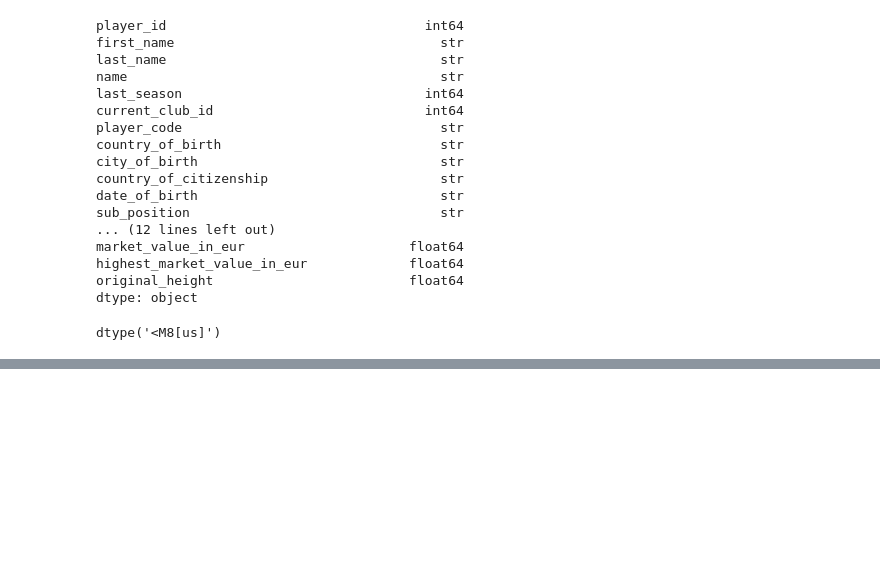
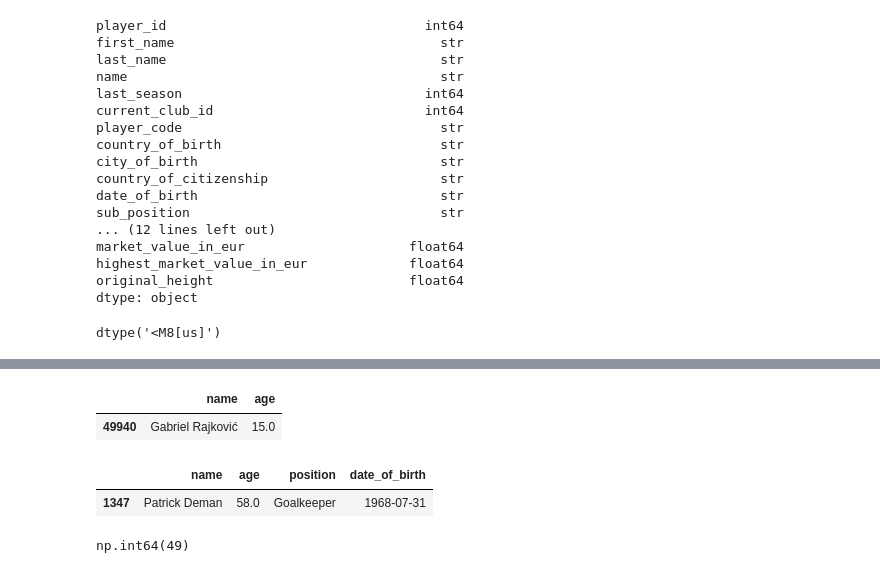
Before and after one commit to ksachdeva04/football-scouting-transfer-intelligence, a Jupyter notebook: notebooks/01-player-analysis.ipynb, the cells around one changed output, grey strips where cells are left out. Cells and saved outputs as stored; diff of their text form; code cells hidden in the pictures; blank space fills up the shorter version.

Commit message:
Continue player analysis

```diff
--- a/notebooks/01-player-analysis.ipynb
+++ b/notebooks/01-player-analysis.ipynb
@@ -265,0 +270,2 @@ birth_day = players["date_of_birth"].dt.day
+# %%
+age=2026-birth_year
@@ -265,0 +287,4 @@ birth_day = players["date_of_birth"].dt.day
+# %%
+condition = ((birth_day>current_date)&(birth_month==current_month))|(birth_month>current_month)
+# %%
+age.loc[condition==True]=age.loc[condition==True]-1
@@ -265,0 +306,18 @@ birth_day = players["date_of_birth"].dt.day
+# %%
+players['age']=age
+# %%
+# youngest player
+players[players['age']==players['age'].min()][['name','age']]
+# %% [output]
+|  | name | age |
+| 49940 | Gabriel Rajković | 15.0 |
+# %%
+# oldest player
+players[players['age']==players['age'].max()][['name','age','position','date_of_birth']]
+# %% [output]
+|  | name | age | position | date_of_birth |
+| 1347 | Patrick Deman | 58.0 | Goalkeeper | 1968-07-31 |
+# %%
+players['age'].isnull().sum()
+# %% [output]
+np.int64(49)
```
Also changed, not shown: parts of 6 cells of this notebook.
